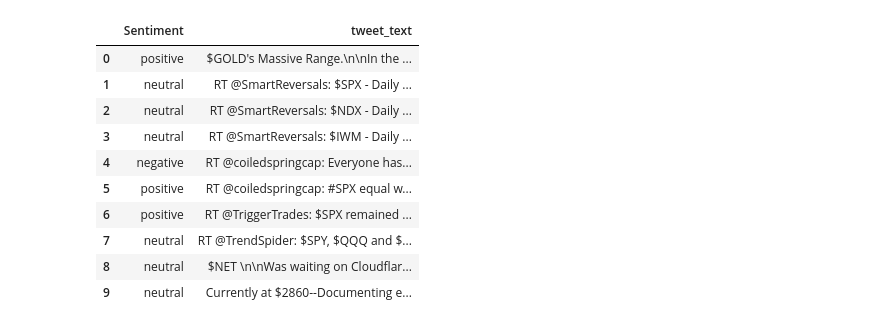
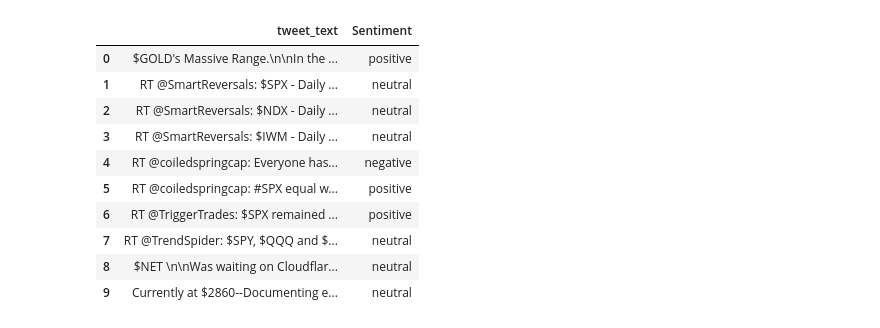
Before and after one commit to premstaller1/SHAP-DS2, a Jupyter notebook: Stock_market_Shap_analysis_pascal.ipynb, the cells around one changed output. Saved outputs shown, nothing was run; the diff lists cells and outputs as text; code cells hidden in the pictures.

```diff
--- a/Stock_market_Shap_analysis_pascal.ipynb
+++ b/Stock_market_Shap_analysis_pascal.ipynb
@@ -22,18 +36,19 @@ pipe = pipeline("text-classification", model="mrm8488/distilroberta-finetuned-fi
 predictions = [pipe(text)[0]['label'] for text in df["tweet_text"]]
 df['Sentiment'] = predictions
 # %%
-df[['Sentiment', 'tweet_text']]
+shap_df = df[['tweet_text', 'Sentiment']]
+shap_df
 # %% [output]
-|  | Sentiment | tweet_text |
-| 0 | positive | $GOLD's Massive Range.\n\nIn the ... |
-| 1 | neutral | RT @SmartReversals: $SPX - Daily ... |
-| 2 | neutral | RT @SmartReversals: $NDX - Daily ... |
-| 3 | neutral | RT @SmartReversals: $IWM - Daily ... |
-| 4 | negative | RT @coiledspringcap: Everyone has... |
-| 5 | positive | RT @coiledspringcap: #SPX equal w... |
-| 6 | positive | RT @TriggerTrades: $SPX remained ... |
-| 7 | neutral | RT @TrendSpider: $SPY, $QQQ and $... |
-| 8 | neutral | $NET \n\nWas waiting on Cloudflar... |
-| 9 | neutral | Currently at $2860--Documenting e... |
+|  | tweet_text | Sentiment |
+| 0 | $GOLD's Massive Range.\n\nIn the ... | positive |
+| 1 | RT @SmartReversals: $SPX - Daily ... | neutral |
+| 2 | RT @SmartReversals: $NDX - Daily ... | neutral |
+| 3 | RT @SmartReversals: $IWM - Daily ... | neutral |
+| 4 | RT @coiledspringcap: Everyone has... | negative |
+| 5 | RT @coiledspringcap: #SPX equal w... | positive |
+| 6 | RT @TriggerTrades: $SPX remained ... | positive |
+| 7 | RT @TrendSpider: $SPY, $QQQ and $... | neutral |
+| 8 | $NET \n\nWas waiting on Cloudflar... | neutral |
+| 9 | Currently at $2860--Documenting e... | neutral |
 # %%
 explainer = shap.Explainer(pipe)
```
Also changed, not shown: parts of 4 cells of this notebook.
